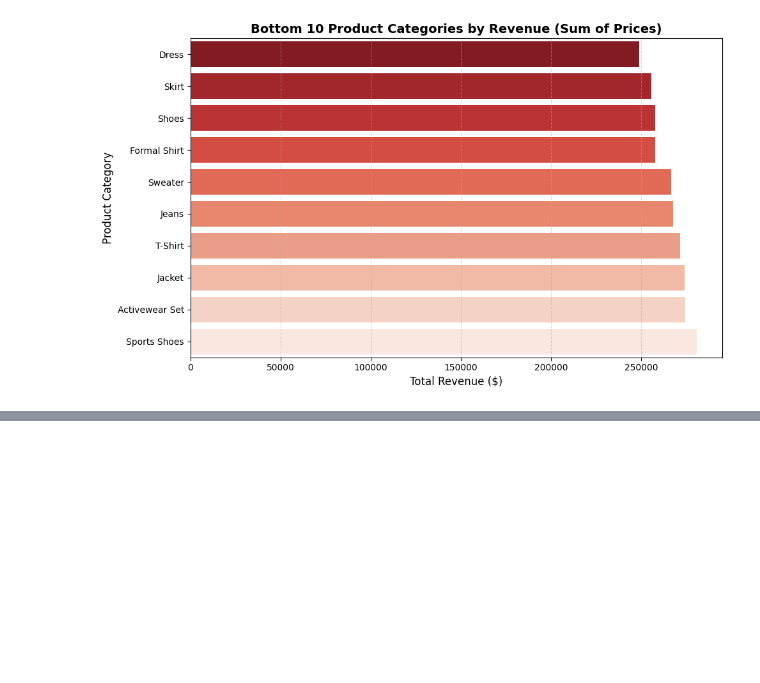
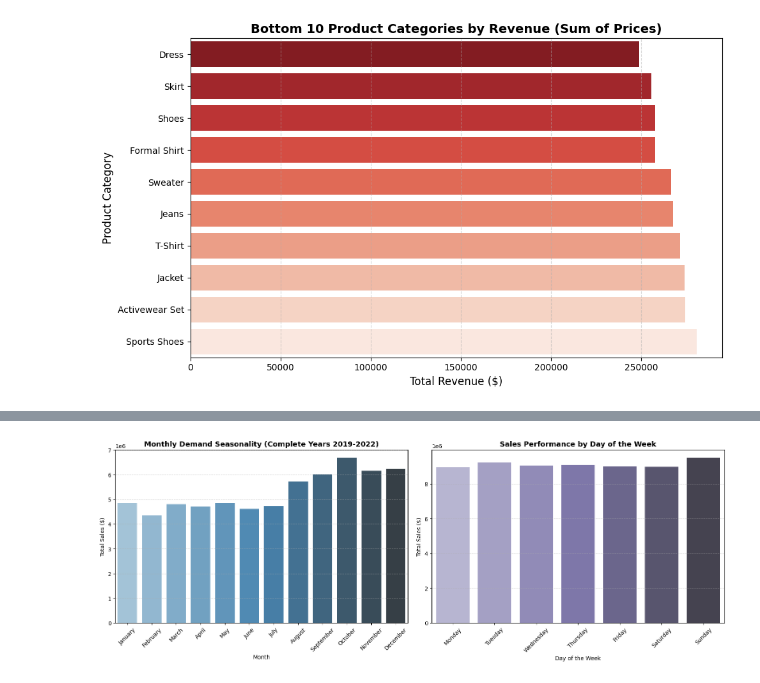
Before and after one commit to VY-MS123/NTUC_Capstone_MarketAnalysis, a Jupyter notebook: Capstone_Market.ipynb, the cells around one changed output, grey strips where cells are left out. Cells and saved outputs as stored; diff of their text form; code cells hidden in the pictures; blank space fills up the shorter version.

```diff
--- a/Capstone_Market.ipynb
+++ b/Capstone_Market.ipynb
@@ -892,0 +767,76 @@ Product Performance Insights (Sorted by Total Revenue):
+# %%
+import pandas as pd
+import matplotlib.pyplot as plt
+import seaborn as sns
+
+# 1. Prepare temporal data
+# We will use df (the purchase dataset) which already has 'order_date' as datetime
+df_time = df.copy()
+df_time['Year'] = df_time['order_date'].dt.year
+df_time['Month'] = df_time['order_date'].dt.to_period('M')
+df_time['Month_Name'] = df_time['order_date'].dt.strftime('%B')
+df_time['Day_of_Week'] = df_time['order_date'].dt.strftime('%A')
+
+# Define Revenue rule (Sales = Price)
+df_time['Sales'] = df_time['price']
+
+# 2. Filter out incomplete months if any
+# As noted before, Jan 2023 only contains partial records (up to Jan 16), so we exclude it for true seasonality representation
+completed_df = df_time[df_time['order_date'] < '2023-01-01']
+
+# 3. Aggregate Sales by Month Name (Seasonality over completed years)
+monthly_seasonality = completed_df.groupby('Month_Name').agg(
+    Total_Sales=('Sales', 'sum'),
+    Order_Count=('order_id', 'count')
+).reindex([
+    'January', 'February', 'March', 'April', 'May', 'June',
+    'July', 'August', 'September', 'October', 'November', 'December'
+]).reset_index()
+
+# 4. Aggregate Sales by Day of the Week
+weekly_pattern = df_time.groupby('Day_of_Week').agg(
+    Total_Sales=('Sales', 'sum'),
+    Order_Count=('order_id', 'count')
+).reindex([
+    'Monday', 'Tuesday', 'Wednesday', 'Thursday', 'Friday', 'Saturday', 'Sunday'
+]).reset_index()
+
+# 5. Visualizations
+fig, axes = plt.subplots(1, 2, figsize=(16, 6))
+
+# Plot 1: Monthly Seasonality (Total Sales over complete years)
+sns.barplot(
+    data=monthly_seasonality,
+    x='Month_Name',
+    y='Total_Sales',
+    ax=axes[0],
+    palette='Blues_d',
+    hue='Month_Name',
+    legend=False
+)
+axes[0].set_title('Monthly Demand Seasonality (Complete Years 2019-2022)', fontsize=13, fontweight='bold')
+axes[0].set_xlabel('Month')
+axes[0].set_ylabel('Total Sales ($)')
+axes[0].tick_params(axis='x', rotation=45)
+axes[0].grid(True, axis='y', linestyle='--', alpha=0.5)
+
+# Plot 2: Day of the Week Performance
+sns.barplot(
+    data=weekly_pattern,
+    x='Day_of_Week',
+    y='Total_Sales',
+    ax=axes[1],
+    palette='Purples_d',
+    hue='Day_of_Week',
+    legend=False
+)
+axes[1].set_title('Sales Performance by Day of the Week', fontsize=13, fontweight='bold')
+axes[1].set_xlabel('Day of the Week')
+axes[1].set_ylabel('Total Sales ($)')
+axes[1].tick_params(axis='x', rotation=45)
+axes[1].grid(True, axis='y', linestyle='--', alpha=0.5)
+
+plt.tight_layout()
+plt.show()
+# %% [output]
+[figure, added]
```
Also changed, not shown: parts of 14 cells of this notebook.
